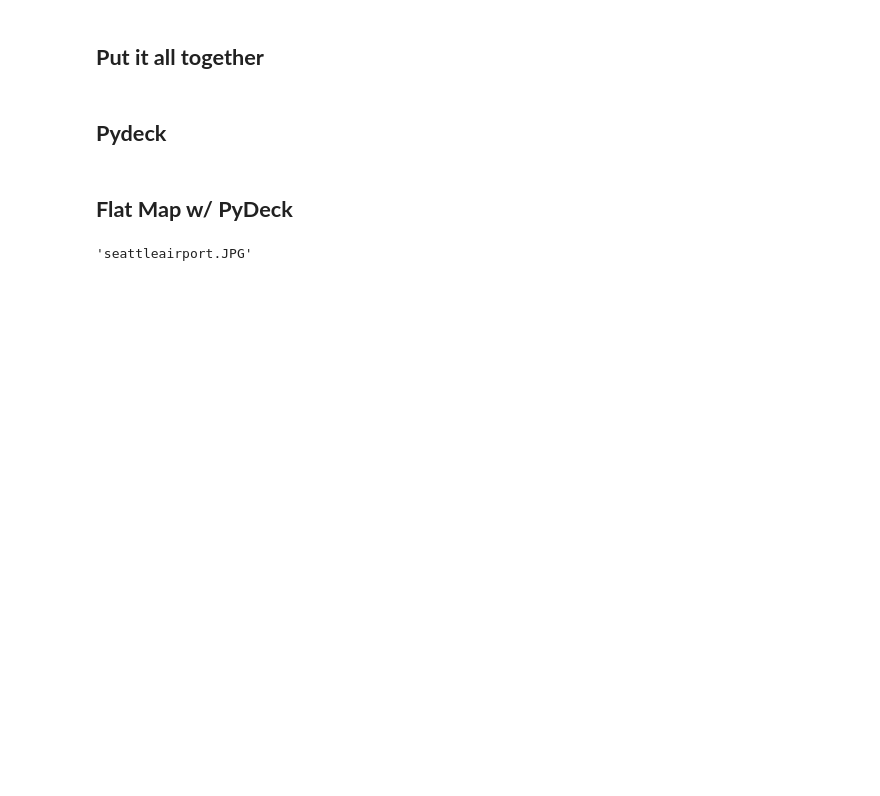
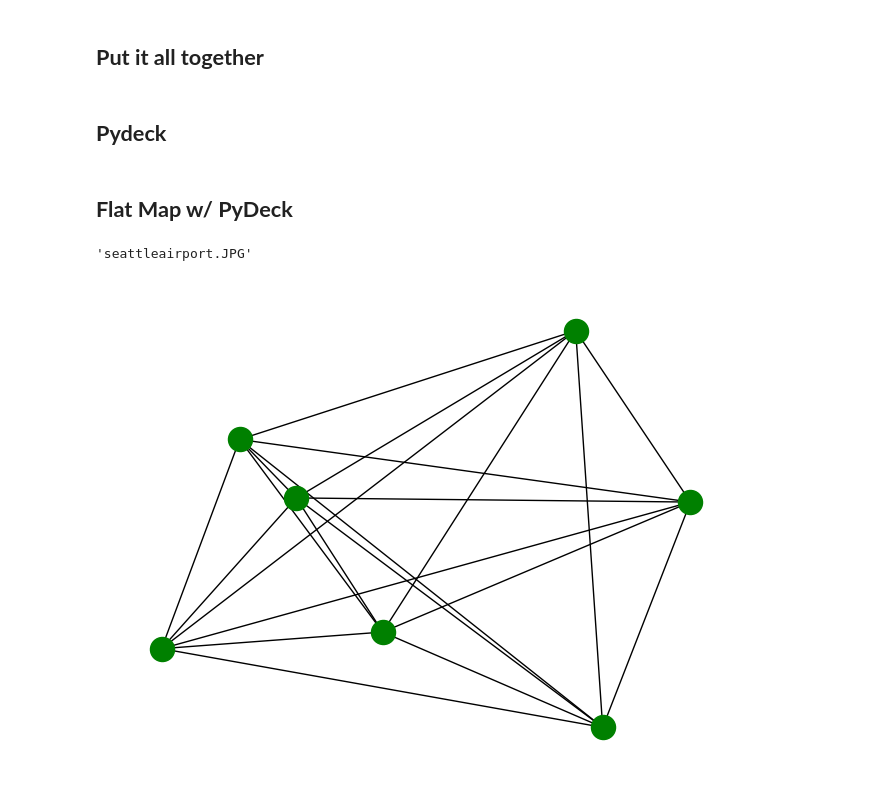
Before and after one commit to slowanimals/Nomad, a Jupyter notebook: sandbox.ipynb, the cells around one changed output. Cells and saved outputs as stored; diff of their text form; code cells hidden in the pictures; blank space fills up the shorter version.

```diff
--- a/sandbox.ipynb
+++ b/sandbox.ipynb
@@ -482,3 +487,10 @@ folium.Marker(
     tooltip= f'{img_name}\n{date}').add_to(map)
 
 map.save('maps/testmap2.html')
+# %%
+import networkx as nx
+
+G = nx.complete_graph(7)
+nx.draw_random(G, node_color = 'green')
+# %% [output]
+[figure, added]
```
Also changed, not shown: parts of 3 cells of this notebook, 4 other files.
